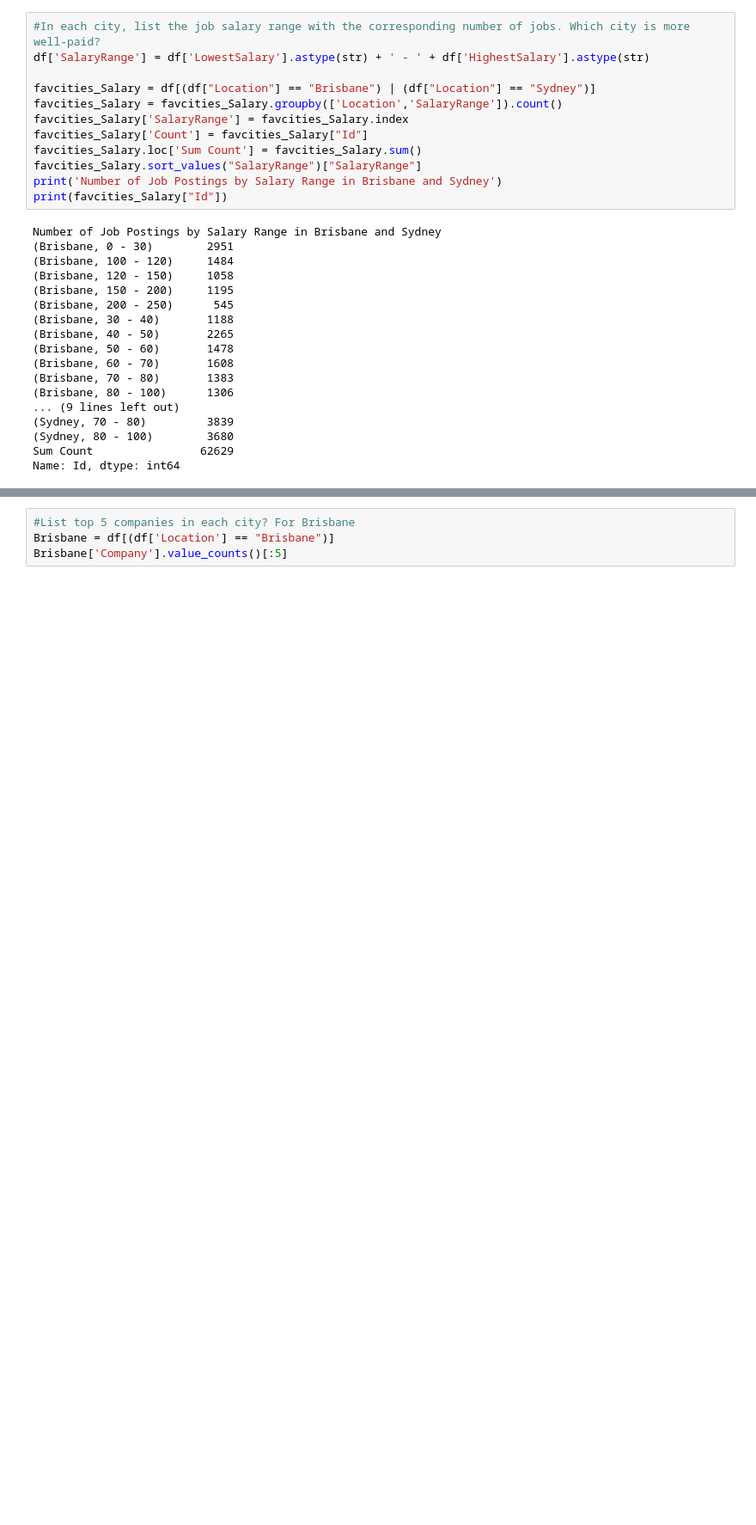
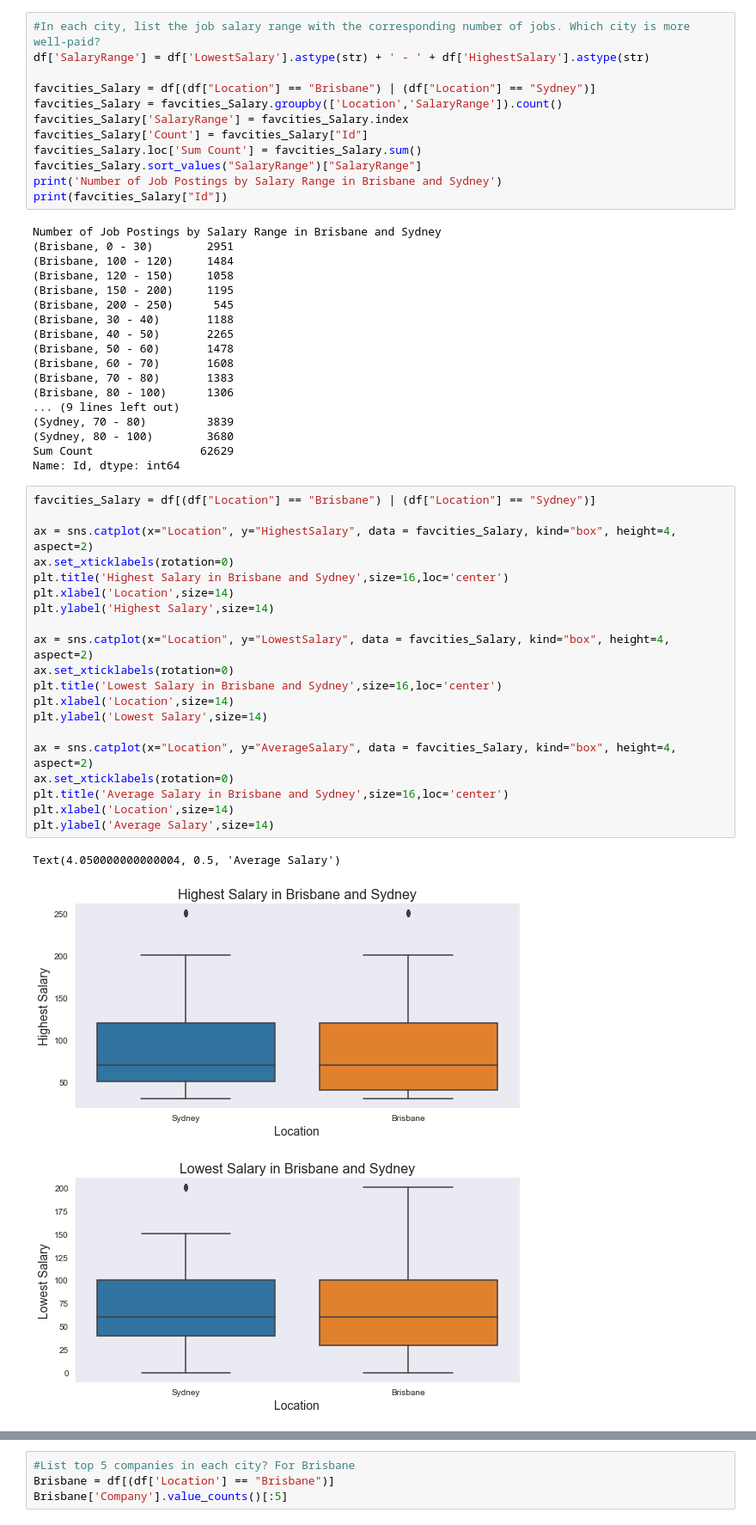
Before and after one commit to susana-p/Shared_Group_File_A3, a Jupyter notebook: Ceaira_s2161226/Assignment 2 - Ceaira.ipynb, the cells around one changed output, grey strips where cells are left out. Shown at 86% size. Cells and saved outputs as stored; diff of their text form; blank space fills up the shorter version.

```diff
--- a/Ceaira_s2161226/Assignment 2 - Ceaira.ipynb
+++ b/Ceaira_s2161226/Assignment 2 - Ceaira.ipynb
@@ -260,3 +260,27 @@ Number of Job Postings by Salary Range in Brisbane and Sydney
 (Sydney, 80 - 100)        3680
 Sum Count                62629
 Name: Id, dtype: int64
+# %%
+favcities_Salary = df[(df["Location"] == "Brisbane") | (df["Location"] == "Sydney")]
+
+ax = sns.catplot(x="Location", y="HighestSalary", data = favcities_Salary, kind="box", height=4, aspect=2)
+ax.set_xticklabels(rotation=0)
+plt.title('Highest Salary in Brisbane and Sydney',size=16,loc='center')
+plt.xlabel('Location',size=14)
+plt.ylabel('Highest Salary',size=14)
+
+ax = sns.catplot(x="Location", y="LowestSalary", data = favcities_Salary, kind="box", height=4, aspect=2)
+ax.set_xticklabels(rotation=0)
+plt.title('Lowest Salary in Brisbane and Sydney',size=16,loc='center')
+plt.xlabel('Location',size=14)
+plt.ylabel('Lowest Salary',size=14)
+
+ax = sns.catplot(x="Location", y="AverageSalary", data = favcities_Salary, kind="box", height=4, aspect=2)
+ax.set_xticklabels(rotation=0)
+plt.title('Average Salary in Brisbane and Sydney',size=16,loc='center')
+plt.xlabel('Location',size=14)
+plt.ylabel('Average Salary',size=14)
+# %% [output]
+Text(4.050000000000004, 0.5, 'Average Salary')
+[figure, added]
+[figure, added]
```
Also changed, not shown: parts of 3 cells of this notebook.
